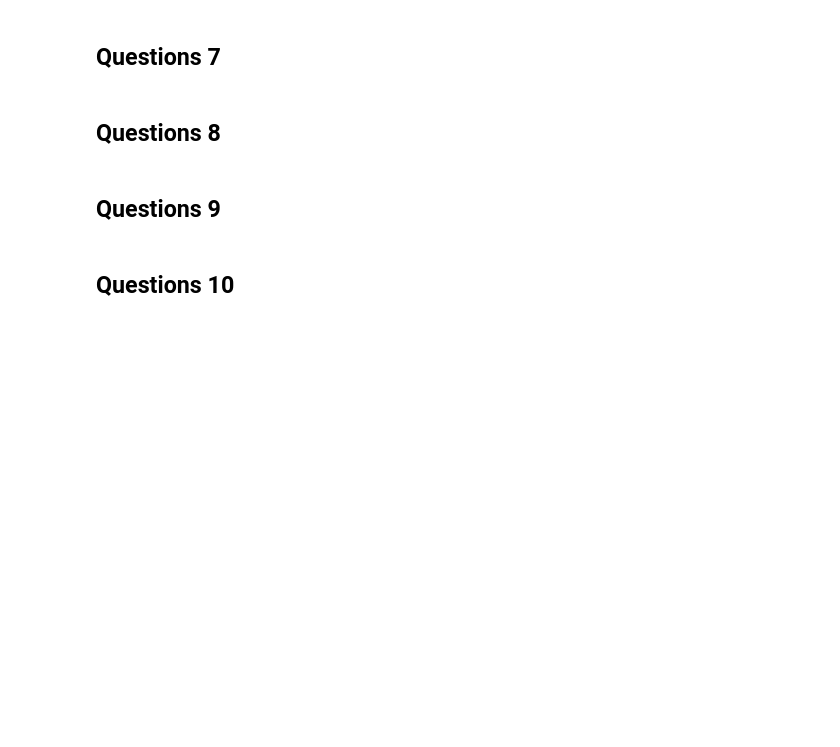
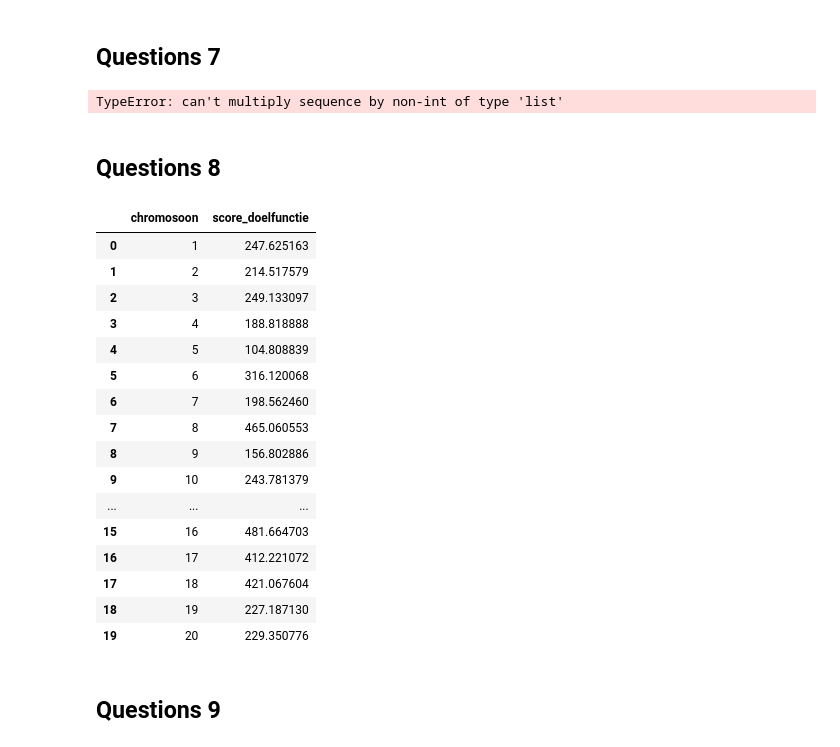
Before and after one commit to EliasDeHondt/DataScience2, a Jupyter notebook: Exam/P4 Examen.ipynb, the cells around one changed output. Saved outputs shown, nothing was run; the diff lists cells and outputs as text; code cells hidden in the pictures; blank space fills up the shorter version.

```diff
--- a/Exam/P4 Examen.ipynb
+++ b/Exam/P4 Examen.ipynb
@@ -568,8 +586,51 @@ Here is the requested solution: 1
 # %% [markdown]
 ## Questions 7
+# %%
+x1 = [1.0,0.5]
+x2 = [-0.5,-0.5]
+x3 = [1.0,1.0]
+x4 = [-0.75,-0.75]
+x5 = [-0.5,0.0]
+x6 = [-0.5,-1.0]
+x7 = [0.5,0.5]
+x8 = [0.5,0.0]
+x9 = [0.75,0.75]
+x10 = [-1.2,-1.0]
+
+
+def energy(x):
+    return((0.2 + x[0] * x[0] + x[0] * x[1] - 0.1 * np.cos(1.0 * math.pi * x[0]) - 0.1 * np.cos(-2.0 * np.pi * x[1])))
+
+
+
+initial_state = [x1, x2, x3, x4, x5, x6, x7, x8, x9, x10]
+optimal_solution, optimal_value = energy(initial_state).anneal()
+
+print(colored(f"Optimal solution: {optimal_solution}\nObjective function value: {optimal_value}", outputColor))
+# %% [output]
+TypeError: can't multiply sequence by non-int of type 'list'
 # %% [markdown]
 ## Questions 8
+# %%
+populatie = pd.DataFrame({'chromosoon':range(1,21), 'score_doelfunctie':[247.6251629 , 214.51757898, 249.13309669, 188.81888775,104.80883904, 316.12006777, 198.56246032, 465.06055288,156.80288596, 243.7813792 , 185.9045345 , 146.50208061, 119.45574293, 364.05258658, 416.80157775, 481.66470259, 412.22107183, 421.06760396, 227.18712982, 229.35077602]})
+display(populatie)
+# %% [output]
+|  | chromosoon | score_doelfunctie |
+| 0 | 1 | 247.625163 |
+| 1 | 2 | 214.517579 |
+| 2 | 3 | 249.133097 |
+| 3 | 4 | 188.818888 |
+| 4 | 5 | 104.808839 |
+| 5 | 6 | 316.120068 |
+| 6 | 7 | 198.562460 |
+| 7 | 8 | 465.060553 |
+| 8 | 9 | 156.802886 |
+| 9 | 10 | 243.781379 |
+| ... | ... | ... |
+| 15 | 16 | 481.664703 |
+| 16 | 17 | 412.221072 |
+| 17 | 18 | 421.067604 |
+| 18 | 19 | 227.187130 |
+| 19 | 20 | 229.350776 |
 # %% [markdown]
 ## Questions 9
-# %% [markdown]
-## Questions 10
```
Also changed, not shown: parts of 13 cells of this notebook, 5 other files.
